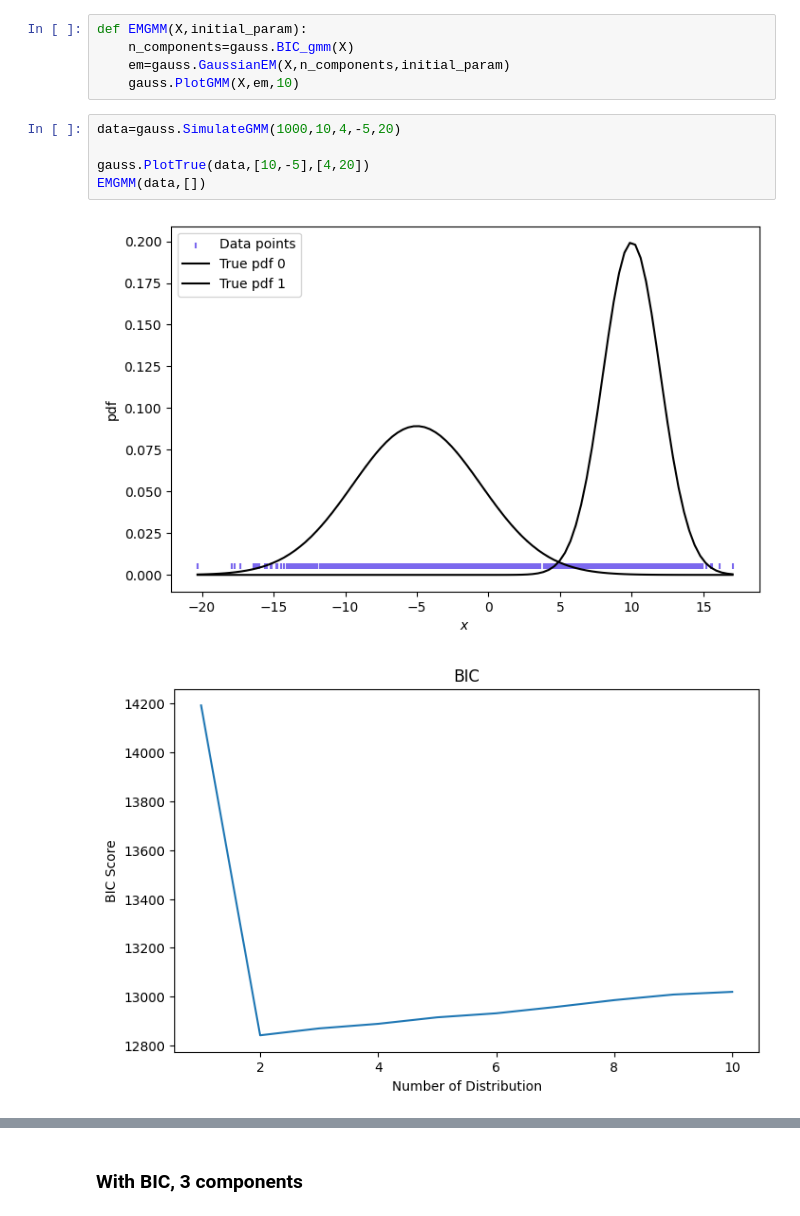
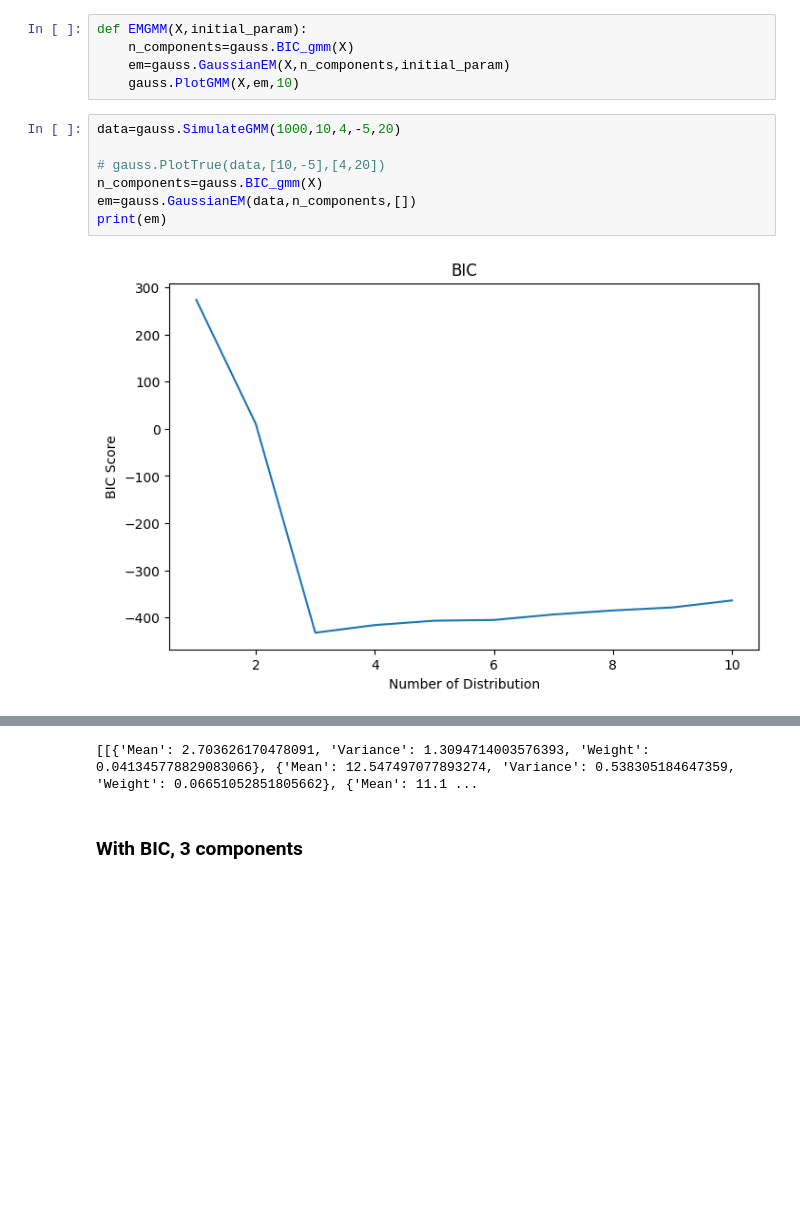
Before and after one commit to devitahalim/scie30001-project, a Jupyter notebook: testGMM.ipynb, the cells around one changed output, grey strips where cells are left out. Saved outputs shown, nothing was run; the diff lists cells and outputs as text; blank space fills up the shorter version.

Commit message:
edit KIR data

```diff
--- a/testGMM.ipynb
+++ b/testGMM.ipynb
@@ -15,8 +15,9 @@ def EMGMM(X,initial_param):
 # %%
 data=gauss.SimulateGMM(1000,10,4,-5,20)
 
-gauss.PlotTrue(data,[10,-5],[4,20])
-EMGMM(data,[])
+# gauss.PlotTrue(data,[10,-5],[4,20])
+n_components=gauss.BIC_gmm(X)
+em=gauss.GaussianEM(data,n_components,[])
+print(em)
 # %% [output]
-[figure, old version]
+[figure, new version]
-[figure, removed]
@@ -28,3 +24,4 @@ EMGMM(data,[])
+[[{'Mean': 2.703626170478091, 'Variance': 1.3094714003576393, 'Weight': 0.041345778829083066}, {'Mean': 12.547497077893274, 'Variance': 0.538305184647359, 'Weight': 0.06651052851805662}, {'Mean': 11.1 ...
 # %% [markdown]
 ### With BIC, 3 components
 # %%
```
Also changed, not shown: parts of 10 cells of this notebook, 1 other file.
